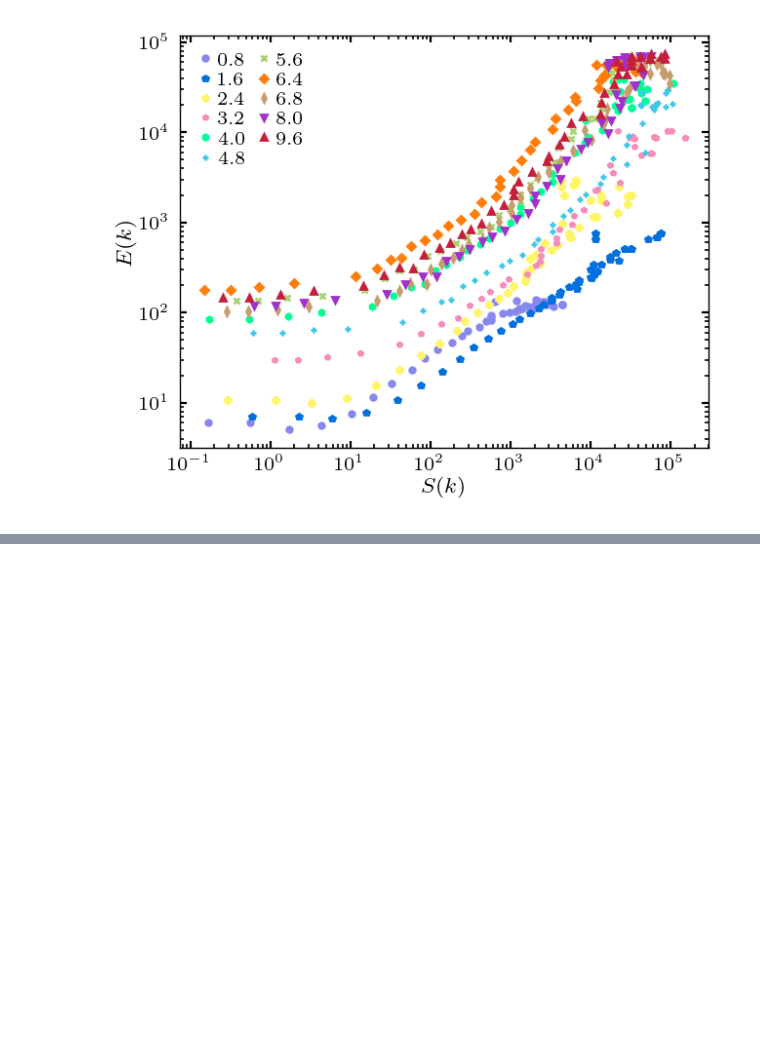
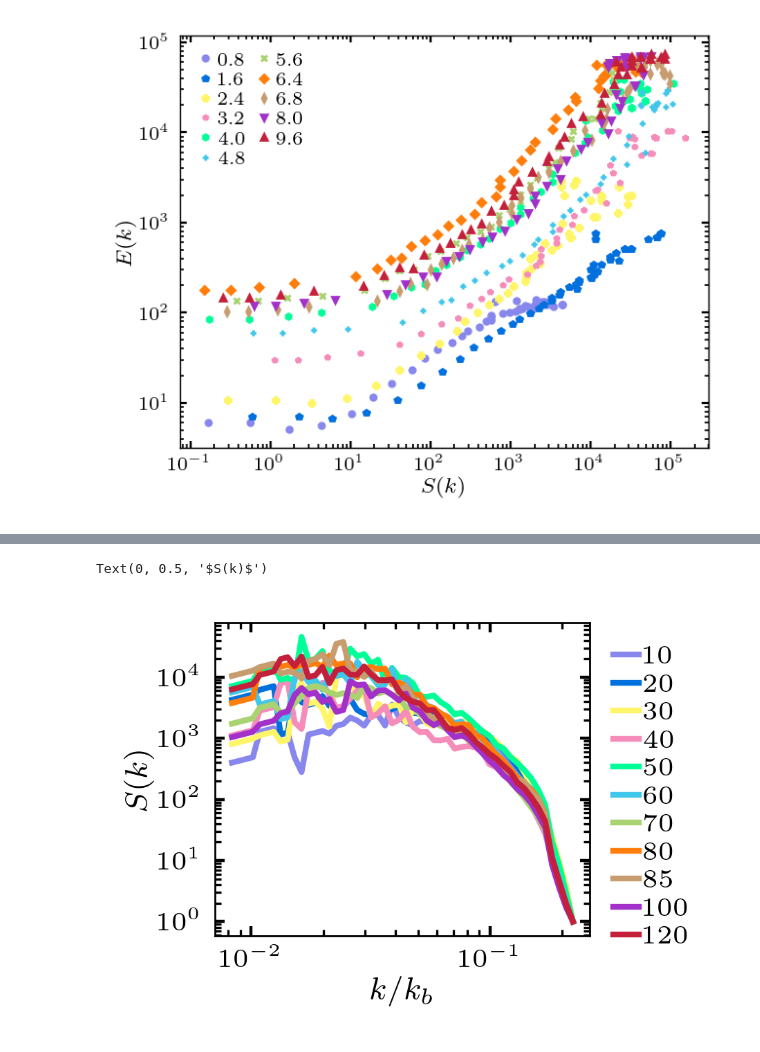
Before and after one commit to ZLoverty/Python, a Jupyter notebook: Correlation/src/fig-5_energy-spectrum.ipynb, the cells around one changed output, grey strips where cells are left out. Saved outputs shown, nothing was run; the diff lists cells and outputs as text; code cells hidden in the pictures; blank space fills up the shorter version.

Commit message:
Different 2D-1D conversion scheme
Try using sum instead of averaging to convert S(k) to 1D. Result is not
good.

```diff
--- a/Correlation/src/fig-5_energy-spectrum.ipynb
+++ b/Correlation/src/fig-5_energy-spectrum.ipynb
@@ -1153,0 +1152,2 @@ c
+# %%
+ss = pd.read_csv(os.path.join(data_master_dir, 'structure-factor', 'structure-factor.csv')).set_index('k')
@@ -1153,0 +1164,6 @@ c
+# %%
+# convert to sum by timing 2\pi k
+multiplier = np.pad(np.expand_dims(ss.index, 1), ((0, 0), (0, 10)), mode='edge')
+# %%
+ss_sum = 2 * np.pi * np.multiply(multiplier, ss)
+ss_sum.head()
@@ -1153,0 +1181,11 @@ c
+# %%
+for kw in ss_sum:
+    if kw != 85:
+        plt.plot(ss_sum.index/kb, ss_sum[kw]/ss_sum[kw].iloc[-1], label=kw, color=wowcolor(color_dict[str(kw)]))
+plt.loglog()
+plt.legend(bbox_to_anchor=(1, 1))
+plt.xlabel('$k/k_b$')
+plt.ylabel('$S(k)$')
+# %% [output]
+Text(0, 0.5, '$S(k)$')
+[figure, added]
```
Also changed, not shown: parts of 17 cells of this notebook.
